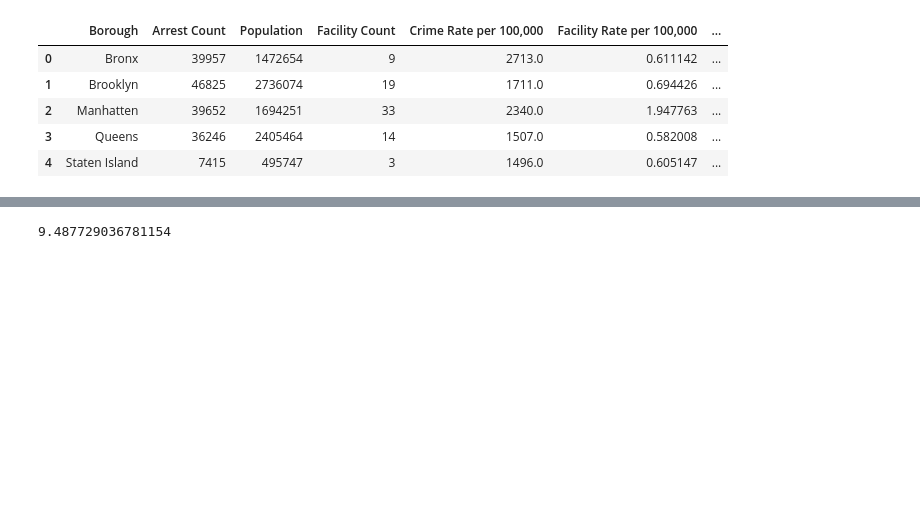
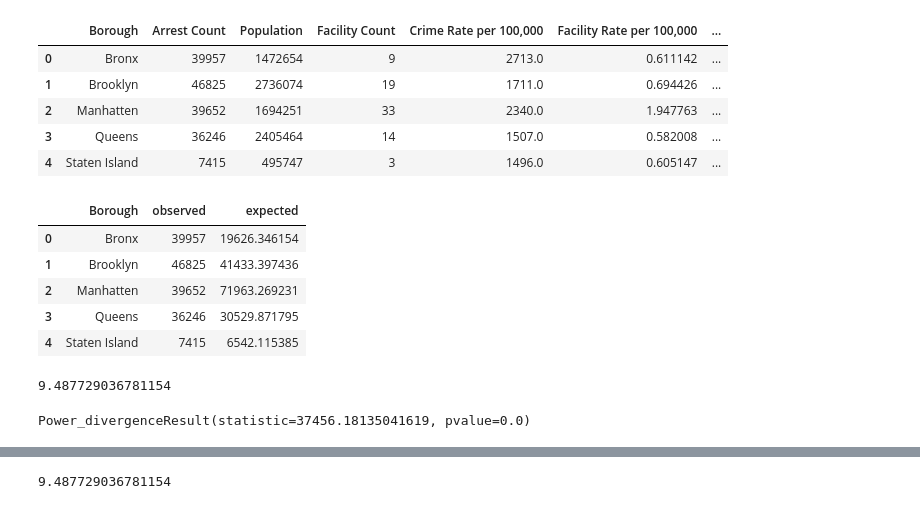
Before and after one commit to Fcoleman06/Group3_project1, a Jupyter notebook: Merged_counts.ipynb, the cells around one changed output, grey strips where cells are left out. Cells and saved outputs as stored; diff of their text form; code cells hidden in the pictures; blank space fills up the shorter version.

```diff
--- a/Merged_counts.ipynb
+++ b/Merged_counts.ipynb
@@ -172,9 +172,9 @@ crime_chi_df['observed'] = crime_chi_df['Arrest Count']
 # Add a column whose default values are the expected values
 crime_chi_df['total_arrest'] = 170095
 crime_chi_df['even_arrest'] = 170095 / 5
-crime_chi_df['total population'] = crime_chi_df['Population'].sum()
-crime_chi_df['pop percentage'] = crime_chi_df['Population'] / crime_chi_df['total population']
-crime_chi_df['expected'] = crime_chi_df['total_arrest'] * crime_chi_df['pop percentage']
+crime_chi_df['total Facilities'] = crime_chi_df['Facility Count'].sum()
+crime_chi_df['fac percentage'] = crime_chi_df['Facility Count'] / crime_chi_df['total Facilities']
+crime_chi_df['expected'] = crime_chi_df['total_arrest'] * crime_chi_df['fac percentage']
 
 # Rename the columns
 # crime_chi_df.columns = ["observed", "expected"]
@@ -188,3 +188,24 @@ crime_chi_df
 | 2 | Manhatten | 39652 | 1694251 | 33 | 2340.0 | 1.947763 | ... |
 | 3 | Queens | 36246 | 2405464 | 14 | 1507.0 | 0.582008 | ... |
 | 4 | Staten Island | 7415 | 495747 | 3 | 1496.0 | 0.605147 | ... |
+# %%
+crime_chi_df = crime_chi_df[['Borough', 'observed', 'expected']]
+
+crime_chi_df
+# %% [output]
+|  | Borough | observed | expected |
+| 0 | Bronx | 39957 | 19626.346154 |
+| 1 | Brooklyn | 46825 | 41433.397436 |
+| 2 | Manhatten | 39652 | 71963.269231 |
+| 3 | Queens | 36246 | 30529.871795 |
+| 4 | Staten Island | 7415 | 6542.115385 |
+# %%
+import scipy.stats as stats
+critical_value = stats.chi2.ppf(q = 0.95, df = 4)
+critical_value
+# %% [output]
+9.487729036781154
+# %%
+stats.chisquare(crime_chi_df['observed'], crime_chi_df['expected'])
+# %% [output]
+Power_divergenceResult(statistic=37456.18135041619, pvalue=0.0)
```
Also changed, not shown: parts of 3 cells of this notebook.
